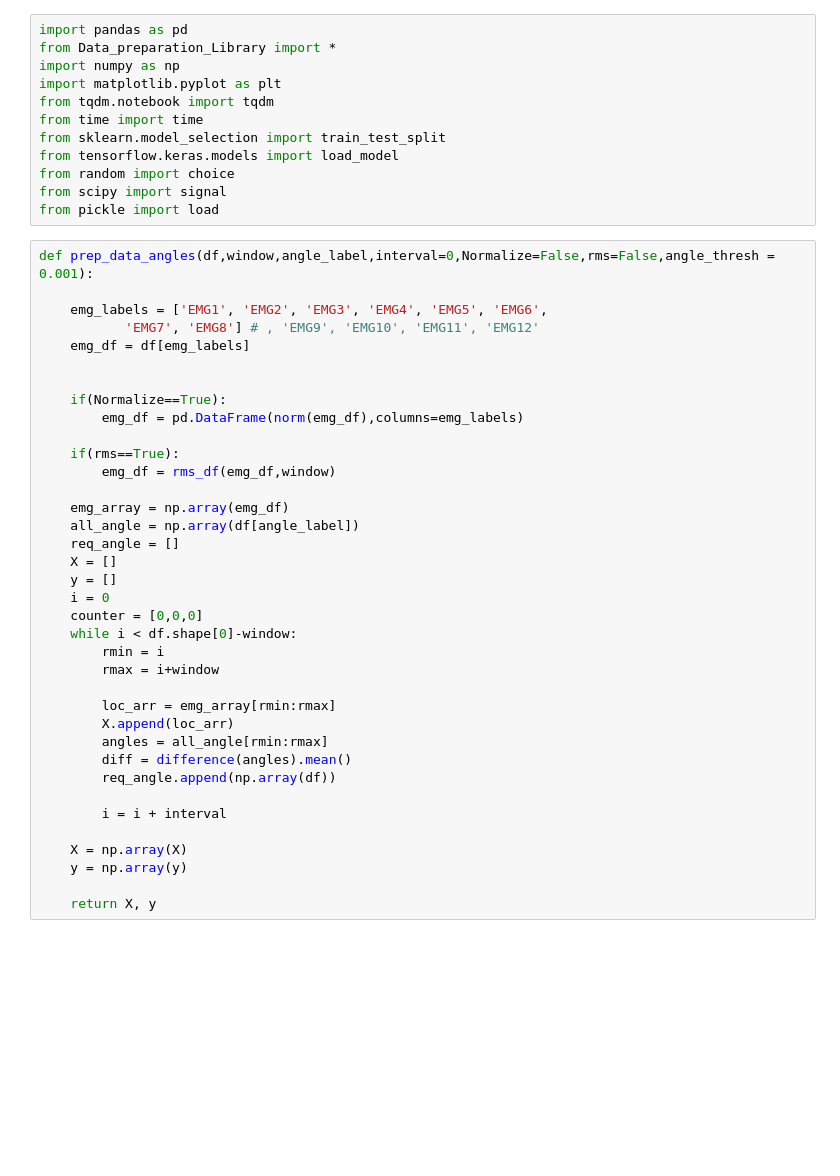
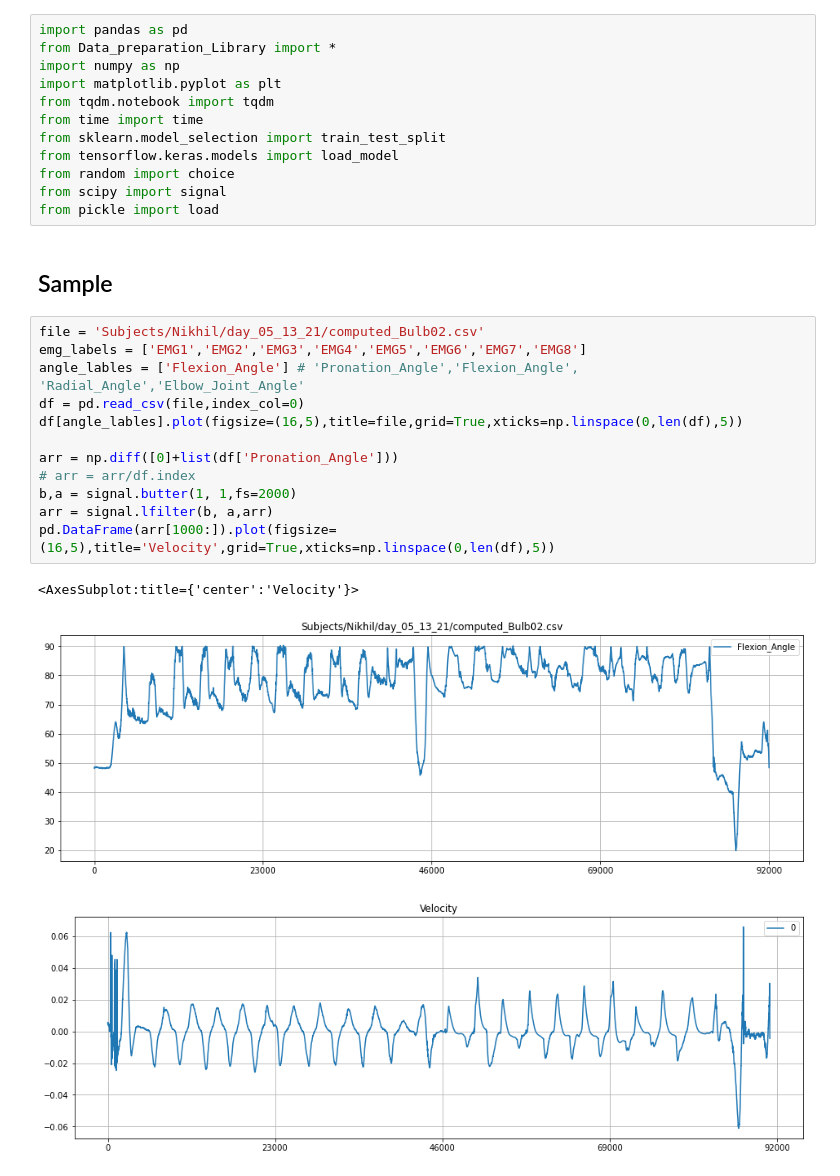
Before and after one commit to fazildgr8/wrist_control_CNN_AWEAR, a Jupyter notebook: Wrist_Angles_regression.ipynb, the cells around one changed output. Saved outputs shown, nothing was run; the diff lists cells and outputs as text; blank space fills up the shorter version.

```diff
--- a/Wrist_Angles_regression.ipynb
+++ b/Wrist_Angles_regression.ipynb
@@ -10,40 +12,21 @@ from tensorflow.keras.models import load_model
 from random import choice
 from scipy import signal
 from pickle import load
-# %%
-def prep_data_angles(df,window,angle_label,interval=0,Normalize=False,rms=False,angle_thresh = 0.001):
-
-    emg_labels = ['EMG1', 'EMG2', 'EMG3', 'EMG4', 'EMG5', 'EMG6',
-           'EMG7', 'EMG8'] # , 'EMG9', 'EMG10', 'EMG11', 'EMG12'
-    emg_df = df[emg_labels]
-
-
-    if(Normalize==True):
-        emg_df = pd.DataFrame(norm(emg_df),columns=emg_labels)
-
-    if(rms==True):
-        emg_df = rms_df(emg_df,window)
-
-    emg_array = np.array(emg_df)
-    all_angle = np.array(df[angle_label])
-    req_angle = []
-    X = []
-    y = []
-    i = 0
-    counter = [0,0,0]
-    while i < df.shape[0]-window:
-        rmin = i
-        rmax = i+window
-
-        loc_arr = emg_array[rmin:rmax]
-        X.append(loc_arr)
-        angles = all_angle[rmin:rmax]
-        diff = difference(angles).mean()
-        req_angle.append(np.array(df))
-
-        i = i + interval
-
-    X = np.array(X)
-    y = np.array(y)
-
-    return X, y
+# %% [markdown]
+## Sample
+# %%
+file = 'Subjects/Nikhil/day_05_13_21/computed_Bulb02.csv'
+emg_labels = ['EMG1','EMG2','EMG3','EMG4','EMG5','EMG6','EMG7','EMG8']
+angle_lables = ['Flexion_Angle'] # 'Pronation_Angle','Flexion_Angle',  'Radial_Angle','Elbow_Joint_Angle'
+df = pd.read_csv(file,index_col=0)
+df[angle_lables].plot(figsize=(16,5),title=file,grid=True,xticks=np.linspace(0,len(df),5))
+
+arr = np.diff([0]+list(df['Pronation_Angle']))
+# arr = arr/df.index
+b,a = signal.butter(1, 1,fs=2000)
+arr = signal.lfilter(b, a,arr)
+pd.DataFrame(arr[1000:]).plot(figsize=(16,5),title='Velocity',grid=True,xticks=np.linspace(0,len(df),5))
+# %% [output]
+<AxesSubplot:title={'center':'Velocity'}>
+[figure, added]
+[figure, added]
```
Also changed, not shown: parts of 21 cells of this notebook, 4 other files.
